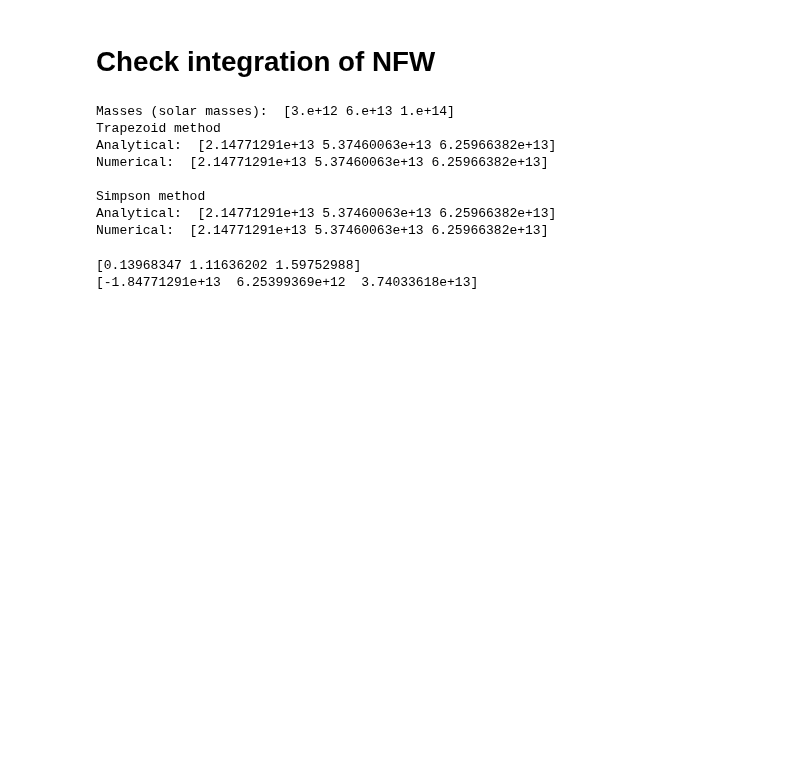
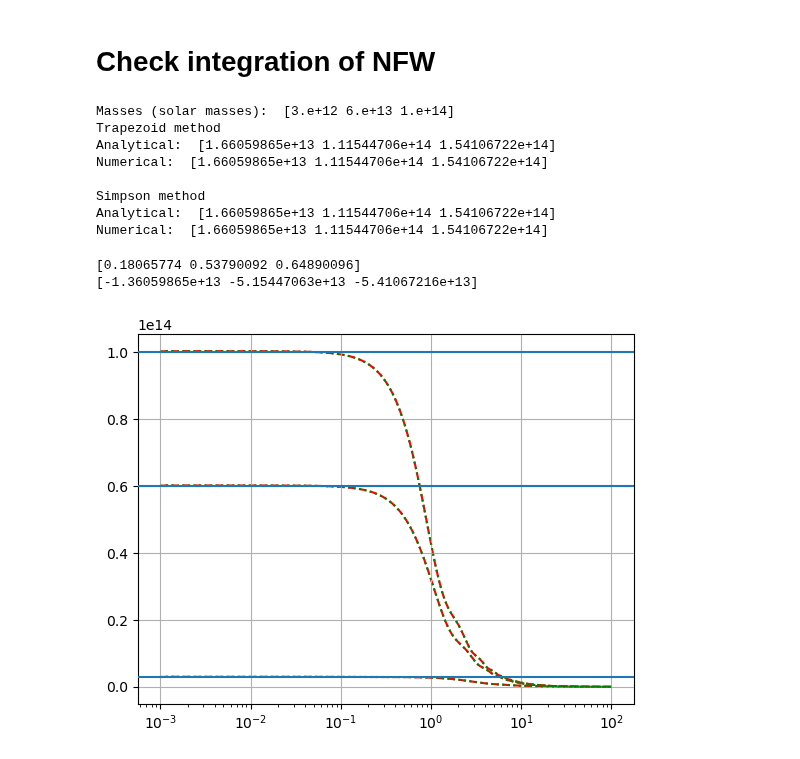
Before and after one commit to Catherine-Lambe/Oxford-Internship-Practices, a Jupyter notebook: profiles_normalisationTest_26072024.ipynb, the cells around one changed output. Drawn from its saved outputs; the diff is of its cells as text; code cells hidden in the pictures; blank space fills up the shorter version.

```diff
--- a/profiles_normalisationTest_26072024.ipynb
+++ b/profiles_normalisationTest_26072024.ipynb
@@ -221,10 +221,10 @@ NFWprofile_false = ccl.halos.profiles.nfw.HaloProfileNFW(mass_def = hmd_200c, co
 NFWprofile_true = ccl.halos.profiles.nfw.HaloProfileNFW(mass_def = hmd_200c, concentration = cM, fourier_analytic=True)
 # %%
 nfw_real_false = NFWprofile_false._real(cosmo, trial_r, trial_M, a=1)
-nfw_fourier_false = NFWprofile_false._real(cosmo, trial_k, trial_M, a=1)
+nfw_fourier_false = NFWprofile_false.fourier(cosmo, trial_k, trial_M, a=1)
 # %%
 nfw_real_true = NFWprofile_false._real(cosmo, trial_r, trial_M, a=1)
-nfw_fourier_true = NFWprofile_false._real(cosmo, trial_k, trial_M, a=1)
+nfw_fourier_true = NFWprofile_false.fourier(cosmo, trial_k, trial_M, a=1)
 # %%
 print('Masses (solar masses): ', trial_M)
 print('Trapezoid method')
@@ -237,15 +237,26 @@ print('Numerical: ', integrate.simpson(nfw_fourier_false, x=trial_k))
 # %% [output]
 Masses (solar masses):  [3.e+12 6.e+13 1.e+14]
 Trapezoid method
-Analytical:  [2.14771291e+13 5.37460063e+13 6.25966382e+13]
-Numerical:  [2.14771291e+13 5.37460063e+13 6.25966382e+13]
+Analytical:  [1.66059865e+13 1.11544706e+14 1.54106722e+14]
+Numerical:  [1.66059865e+13 1.11544706e+14 1.54106722e+14]
 
 Simpson method
-Analytical:  [2.14771291e+13 5.37460063e+13 6.25966382e+13]
-Numerical:  [2.14771291e+13 5.37460063e+13 6.25966382e+13]
+Analytical:  [1.66059865e+13 1.11544706e+14 1.54106722e+14]
+Numerical:  [1.66059865e+13 1.11544706e+14 1.54106722e+14]
 # %%
 print(trial_M / integrate.simpson(nfw_fourier_true, x=trial_k) )
 print(trial_M - integrate.simpson(nfw_fourier_true, x=trial_k))
 # %% [output]
-[0.13968347 1.11636202 1.59752988]
-[-1.84771291e+13  6.25399369e+12  3.74033618e+13]
+[0.18065774 0.53790092 0.64890096]
+[-1.36059865e+13 -5.15447063e+13 -5.41067216e+13]
+# %%
+i = 0
+for mass in zip(trial_M):
+    plt.plot(trial_k, nfw_fourier_true[i], 'r--', zorder=1)
+    plt.plot(trial_k, nfw_fourier_false[i], 'g:', zorder=2)
+    plt.axhline(mass, zorder=3)
+    i+=1
+plt.grid(True)
+plt.xscale('log');
+# %% [output]
+[figure, added]
```
